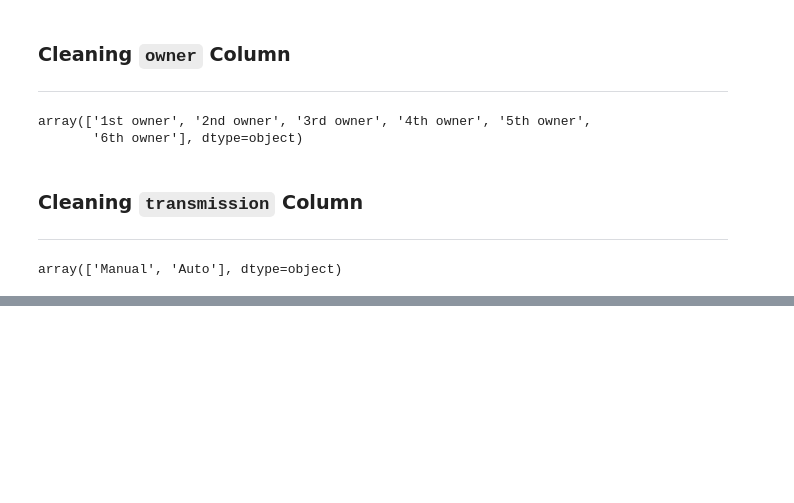
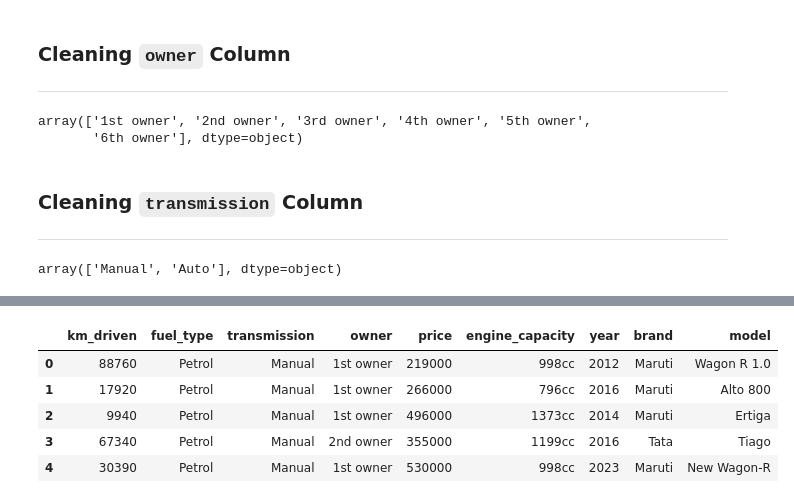
Before and after one commit to TheMrityunjayPathak/AutoIQ, a Jupyter notebook: notebooks/step_1_data_preprocessing.ipynb, the cells around one changed output, grey strips where cells are left out. Drawn from its saved outputs; the diff is of its cells as text; code cells hidden in the pictures; blank space fills up the shorter version.

```diff
--- a/notebooks/step_1_data_preprocessing.ipynb
+++ b/notebooks/step_1_data_preprocessing.ipynb
@@ -285,0 +310,11 @@ cars.head()
+# %%
+# Applying price_cleaner function on "price" column
+cars.loc[:,'price'] = cars.loc[:,'price'].apply(price_cleaner)
+cars.head()
+# %% [output]
+|  | km_driven | fuel_type | transmission | owner | price | engine_capacity | year | brand | model |
+| 0 | 88760 | Petrol | Manual | 1st owner | 219000 | 998cc | 2012 | Maruti | Wagon R 1.0 |
+| 1 | 17920 | Petrol | Manual | 1st owner | 266000 | 796cc | 2016 | Maruti | Alto 800 |
+| 2 | 9940 | Petrol | Manual | 1st owner | 496000 | 1373cc | 2014 | Maruti | Ertiga |
+| 3 | 67340 | Petrol | Manual | 2nd owner | 355000 | 1199cc | 2016 | Tata | Tiago |
+| 4 | 30390 | Petrol | Manual | 1st owner | 530000 | 998cc | 2023 | Maruti | New Wagon-R |
```
Also changed, not shown: parts of 4 cells of this notebook.
